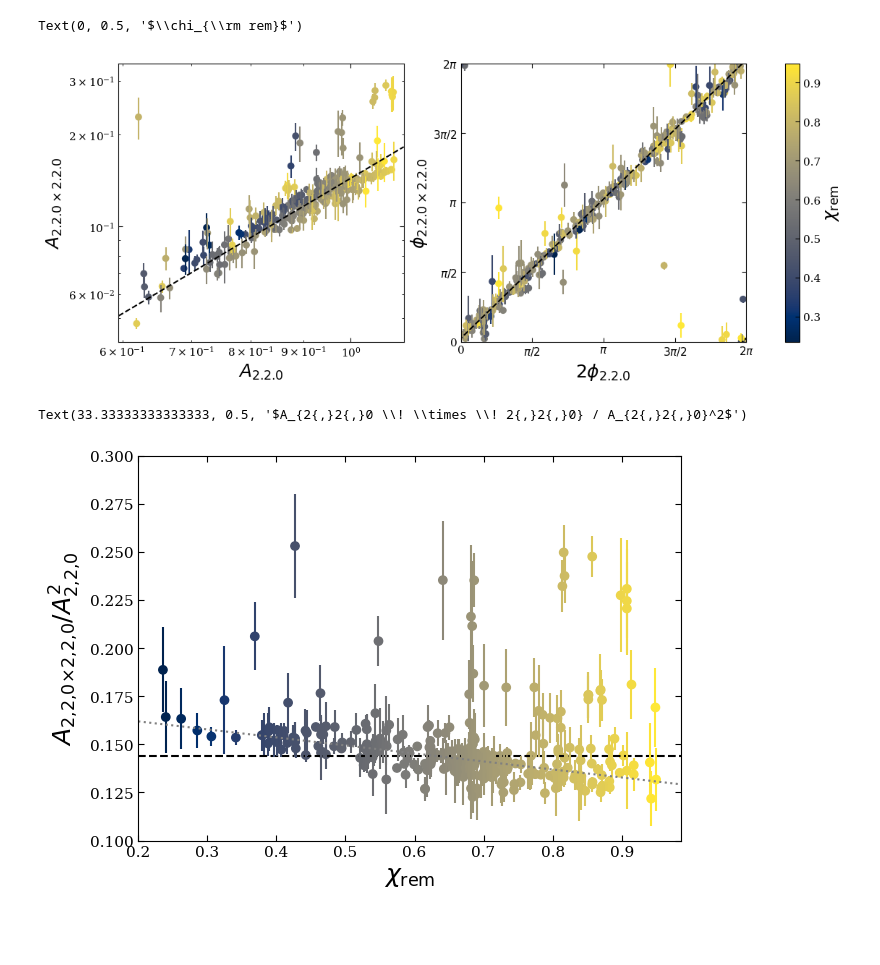
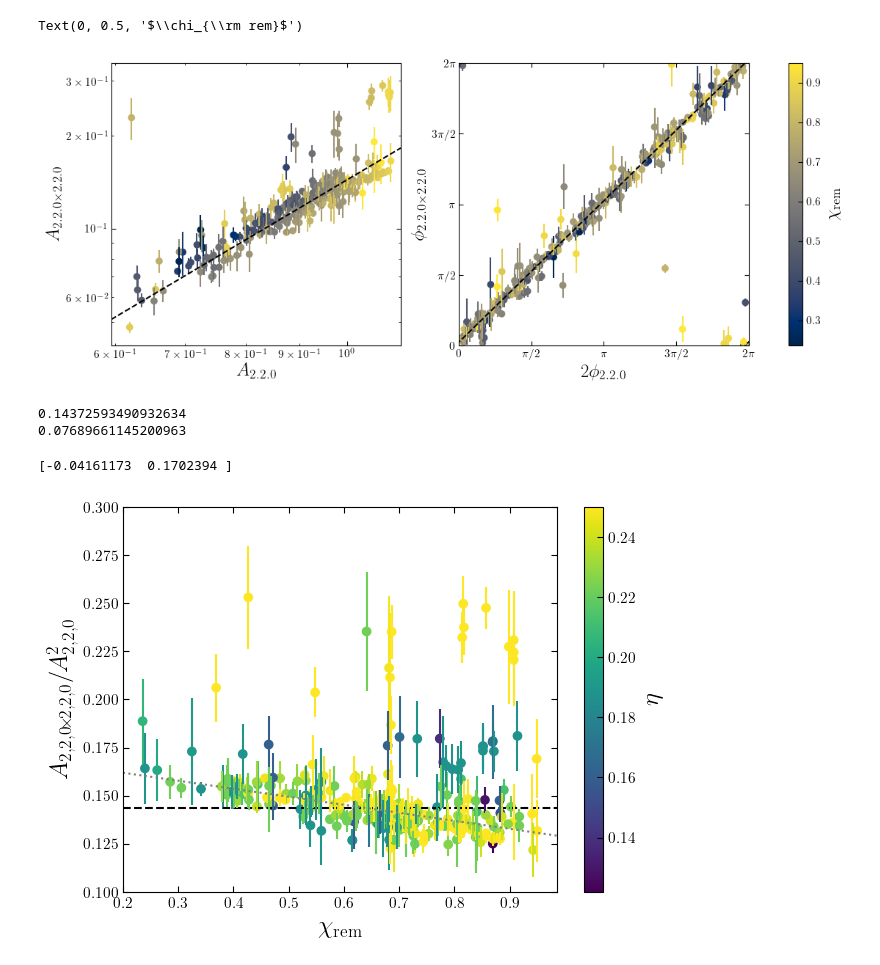
Before and after one commit to mhycheung/jaxqualin, a Jupyter notebook: notebooks/plotting/quad_fig.ipynb, the cells around one changed output. Drawn from its saved outputs; the diff is of its cells as text; code cells hidden in the pictures; blank space fills up the shorter version.

Commit message:
updated plotting

```diff
--- a/notebooks/plotting/quad_fig.ipynb
+++ b/notebooks/plotting/quad_fig.ipynb
@@ -45,6 +49,10 @@ df = classify_modes(df_full)
 import matplotlib.pyplot as plt
 plt.rc('text', usetex=True)
 plt.rc('font', family='serif')
+# %%
+cmap=cm.get_cmap('cividis')
+normalizer=Normalize(0.2,0.95)
+normalizer2 = Normalize(0.05, 0.25)
 # %%
 quad_l, quad_m = 4, 4
 lin_l, lin_m = 2, 2
@@ -55,7 +63,7 @@ retro_lin_mode = qnm_string_m_reverse(pro_lin_mode)
 
 fig, axs = plt.subplots(1, 2, figsize = (14, 5))
 
-beta = plot_mode_vs_mode_amplitude(df, quad_l, quad_m, pro_quad_mode, retro_quad_mode,
+beta_amp = plot_mode_vs_mode_amplitude(df, quad_l, quad_m, pro_quad_mode, retro_quad_mode,
                             lin_l, lin_m, pro_lin_mode, retro_lin_mode,
                             fit_type = "quadratic",
                             fig = fig, ax = axs[0], colorbar = False, fit = True,
@@ -71,7 +79,7 @@ xsfit = np.linspace(*axs[0].get_xlim(), num = 100)
 # axs[0].loglog(xsfit, 10**ysfit4, c = "k", ls = "-")
 axs[0].plot()
 
-sc = plot_mode_vs_mode_phase(df, quad_l, quad_m, pro_quad_mode, retro_quad_mode,
+sc, beta_phase = plot_mode_vs_mode_phase(df, quad_l, quad_m, pro_quad_mode, retro_quad_mode,
                              lin_l, lin_m, pro_lin_mode, retro_lin_mode,
                              fit_type = "quadratic",
                              fig = fig, ax = axs[1], colorbar = False, return_sc = True,
@@ -84,25 +92,34 @@ sc = plot_mode_vs_mode_phase(df, quad_l, quad_m, pro_quad_mode, retro_quad_mode,
 cb = fig.colorbar(sc, ax = axs)
 cb.ax.set_ylabel(r"$\chi_{\rm rem}$")
 
-plt.savefig(f"../../plots/{runname}_{pro_lin_mode}_{pro_quad_mode}.pdf", bbox_inches = "tight")
+# plt.savefig(f"../../plots/{runname}_{pro_lin_mode}_{pro_quad_mode}.pdf", bbox_inches = "tight")
 # %% [output]
 Text(0, 0.5, '$\\chi_{\\rm rem}$')
-[figure, old version]
+[figure, new version]
+# %%
+print(10**beta_amp[0])
+print(beta_phase[0])
+# %% [output]
+0.14372593490932634
+0.07689661145200963
 # %%
 fig, ax = plt.subplots(1, 1, figsize = (7, 5))
 ax.set_ylim(0.1, 0.3)
-ax.axhline(10**beta[0], ls = "--", c = "k")
-plot_mode_vs_mode_amplitude_quad_ratio(df, quad_l, quad_m, pro_quad_mode, retro_quad_mode,
+ax.axhline(10**beta_amp[0], ls = "--", c = "k")
+out = plot_mode_vs_mode_amplitude_quad_ratio(df, quad_l, quad_m, pro_quad_mode, retro_quad_mode,
                             lin_l, lin_m, pro_lin_mode, retro_lin_mode,
                             fit_type = "quadratic", fit = True,
-                            fig = fig, ax = ax, colorbar = False, skip_num = [156])
+                            fig = fig, ax = ax, colorbar = True, skip_num = [156],
+                            norm = normalizer)
 ax.set_xlabel(r'$\chi_{\rm rem}$')
 ax.set_ylabel(r'$A_{2{,}2{,}0 \! \times \! 2{,}2{,}0} / A_{2{,}2{,}0}^2$')
 
-plt.savefig(f"../../plots/{runname}_{pro_lin_mode}_{pro_quad_mode}_ratio.pdf", bbox_inches = "tight")
+print(out[0])
+
+plt.savefig(f"../../plots/{runname}_{pro_lin_mode}_{pro_quad_mode}_ratio_eta_color.pdf", bbox_inches = "tight")
 # %% [output]
-Text(33.33333333333333, 0.5, '$A_{2{,}2{,}0 \\! \\times \\! 2{,}2{,}0} / A_{2{,}2{,}0}^2$')
+[-0.04161173  0.1702394 ]
-[figure, old version]
+[figure, new version]
 # %%
 quad_l, quad_m = 5, 5
 lin_l_1, lin_m_1 = 2, 2
```
Also changed, not shown: parts of 8 cells of this notebook, 4 other files.
